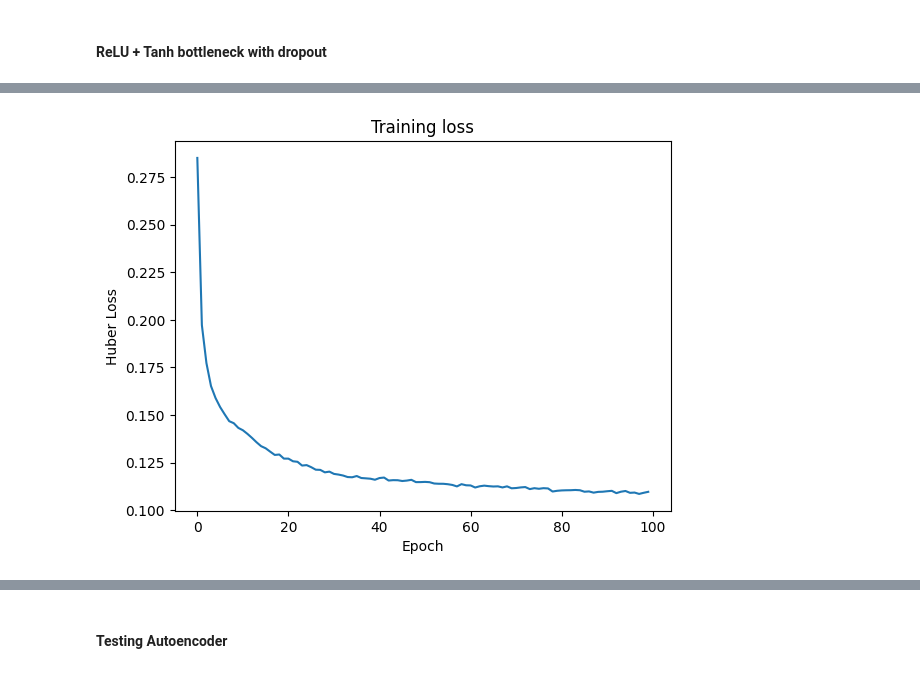
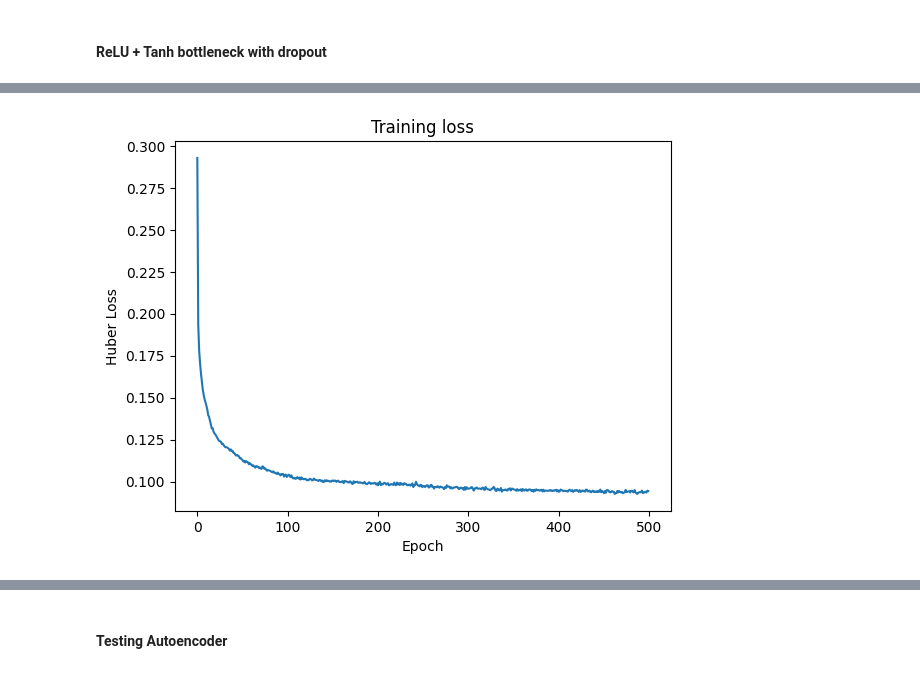
Before and after one commit to andreamurari/DataDriven_Soccer_Scouting, a Jupyter notebook: DataDriven_Soccer_Scouting.ipynb, the cells around one changed output, grey strips where cells are left out. Cells and saved outputs as stored; diff of their text form; code cells hidden in the pictures.

```diff
--- a/DataDriven_Soccer_Scouting.ipynb
+++ b/DataDriven_Soccer_Scouting.ipynb
@@ -370,7 +427,7 @@ autoencoder = models.Model(inputs=input_layer, outputs=output_layer)
 autoencoder.compile(optimizer='adam', loss='huber')
 
 print("\nTraining in progress...")
-autoencoder.fit(X_scaled, X_scaled, epochs=200, batch_size=32, verbose=1)
+autoencoder.fit(X_scaled, X_scaled, epochs=300, batch_size=32, verbose=1)
 print("Training completed!")
 
 plot_loss = autoencoder.history.history['loss']
@@ -389,7 +446,7 @@ encoder = models.Model(inputs=input_layer, outputs=bottleneck_layer)
 bottleneck = encoder.predict(X_scaled)
 
 # Save reusable encoder for web app inference
-#encoder.save("saved_models/encoder_tanh.keras")
+encoder.save("saved_models/encoder_tanh.keras")
 
 ae_columns = [f'AE_{i+1}' for i in range(10)]
 df_ae_tanh = pd.DataFrame(bottleneck, columns=ae_columns)
@@ -418,7 +475,7 @@ Extracting 10D DNA representation...
 # %% [markdown]
 #### ReLU with dropout
 # %%
-'''print("--- Building Deep Autoencoder (TensorFlow/Keras) ---")
+print("--- Building Deep Autoencoder (TensorFlow/Keras) ---")
 
 input_dim = X_scaled.shape[1]
 
@@ -453,7 +510,7 @@ autoencoder = models.Model(inputs=input_layer, outputs=output_layer)
 autoencoder.compile(optimizer='adam', loss='huber')
 
 print("\nTraining in progress...")
-autoencoder.fit(X_scaled, X_scaled, epochs=300, batch_size=32, verbose=1)
+autoencoder.fit(X_scaled, X_scaled, epochs=500, batch_size=32, verbose=1)
 print("Training completed!")
 
 plot_loss = autoencoder.history.history['loss']
@@ -473,5 +530,5 @@ bottleneck = encoder.predict(X_scaled)
 
 ae_columns = [f'AE_{i+1}' for i in range(10)]
 df_ae_relu_dropout = pd.DataFrame(bottleneck, columns=ae_columns)
-df_latent_ae_relu_dropout = pd.concat([df_info_reset, df_ae_relu_dropout], axis=1)'''
+df_latent_ae_relu_dropout = pd.concat([df_info_reset, df_ae_relu_dropout], axis=1)
 # %% [output]
@@ -514,7 +590,7 @@ autoencoder = models.Model(inputs=input_layer, outputs=output_layer)
 autoencoder.compile(optimizer='adam', loss='huber')
 
 print("\nTraining in progress...")
-autoencoder.fit(X_scaled, X_scaled, epochs=300, batch_size=32, verbose=1)
+autoencoder.fit(X_scaled, X_scaled, epochs=500, batch_size=32, verbose=1)
 print("Training completed!")
 
 plot_loss = autoencoder.history.history['loss']
@@ -533,7 +609,7 @@ encoder = models.Model(inputs=input_layer, outputs=bottleneck_layer)
 bottleneck = encoder.predict(X_scaled)
 
 # Save reusable encoder for web app inference
-#encoder.save("saved_models/encoder_tanh_dropout.keras")
+encoder.save("saved_models/encoder_tanh_dropout.keras")
 
 ae_columns = [f'AE_{i+1}' for i in range(10)]
 df_ae_tanh_dropout = pd.DataFrame(bottleneck, columns=ae_columns)
@@ -595,7 +671,7 @@ autoencoder = models.Model(inputs=input_layer, outputs=output_layer)
 autoencoder.compile(optimizer='adam', loss='huber')
 
 print("\nTraining in progress...")
-autoencoder.fit(X_scaled, X_scaled, epochs=100, batch_size=32, verbose=1)
+autoencoder.fit(X_scaled, X_scaled, epochs=500, batch_size=32, verbose=1)
 print("Training completed!")
 
 plot_loss = autoencoder.history.history['loss']
@@ -614,7 +690,7 @@ encoder = models.Model(inputs=input_layer, outputs=bottleneck_layer)
 bottleneck = encoder.predict(X_scaled)
 
 # Save reusable encoder for web app inference
-#encoder.save("saved_models/encoder_relu_tanh_btn.keras")
+encoder.save("saved_models/encoder_relu_tanh_btn.keras")
 
 ae_columns = [f'AE_{i+1}' for i in range(10)]
 df_ae_relu_tanh_btn = pd.DataFrame(bottleneck, columns=ae_columns)
@@ -639,3 +715,3 @@ Epoch 100/100
 Training completed!
-[figure, old version]
+[figure, new version]
 Extracting 10D DNA representation...
```
Also changed, not shown: parts of 19 cells of this notebook.
